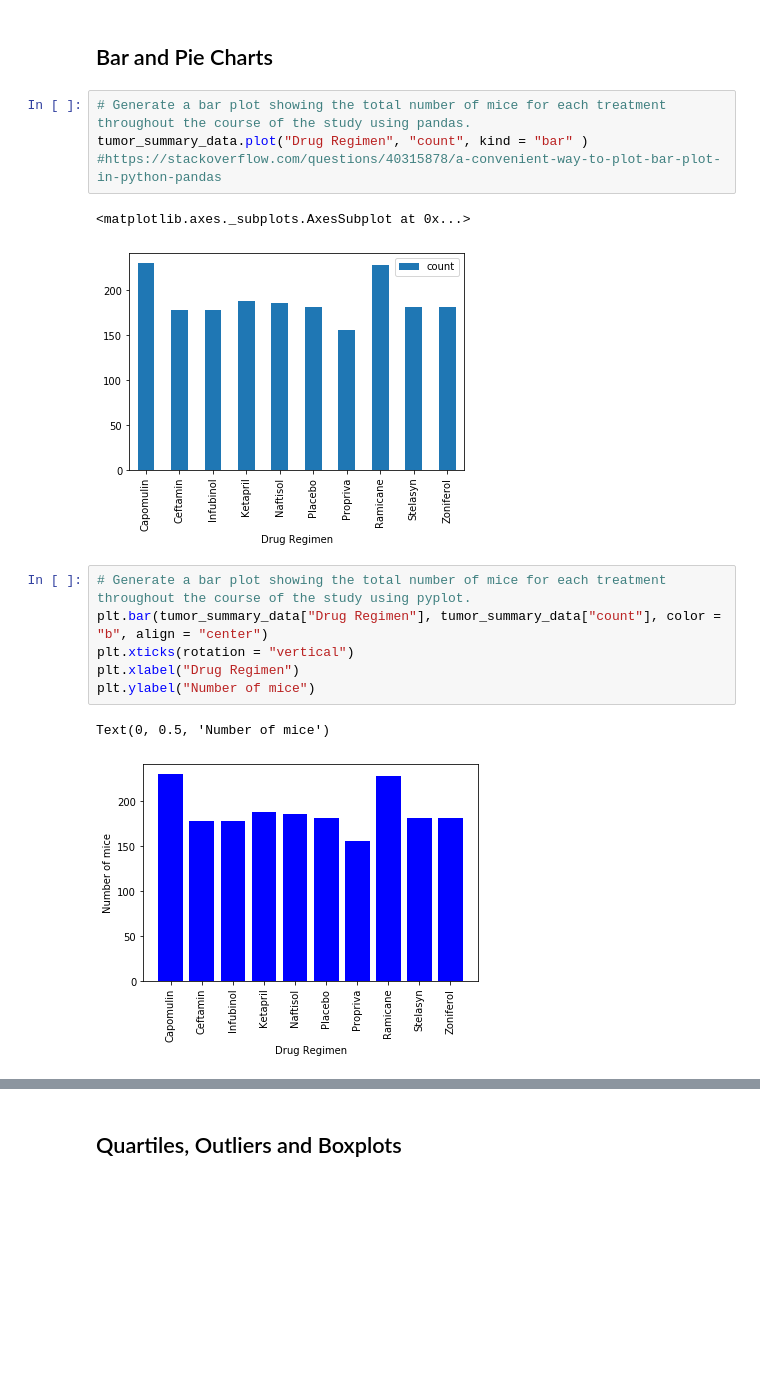
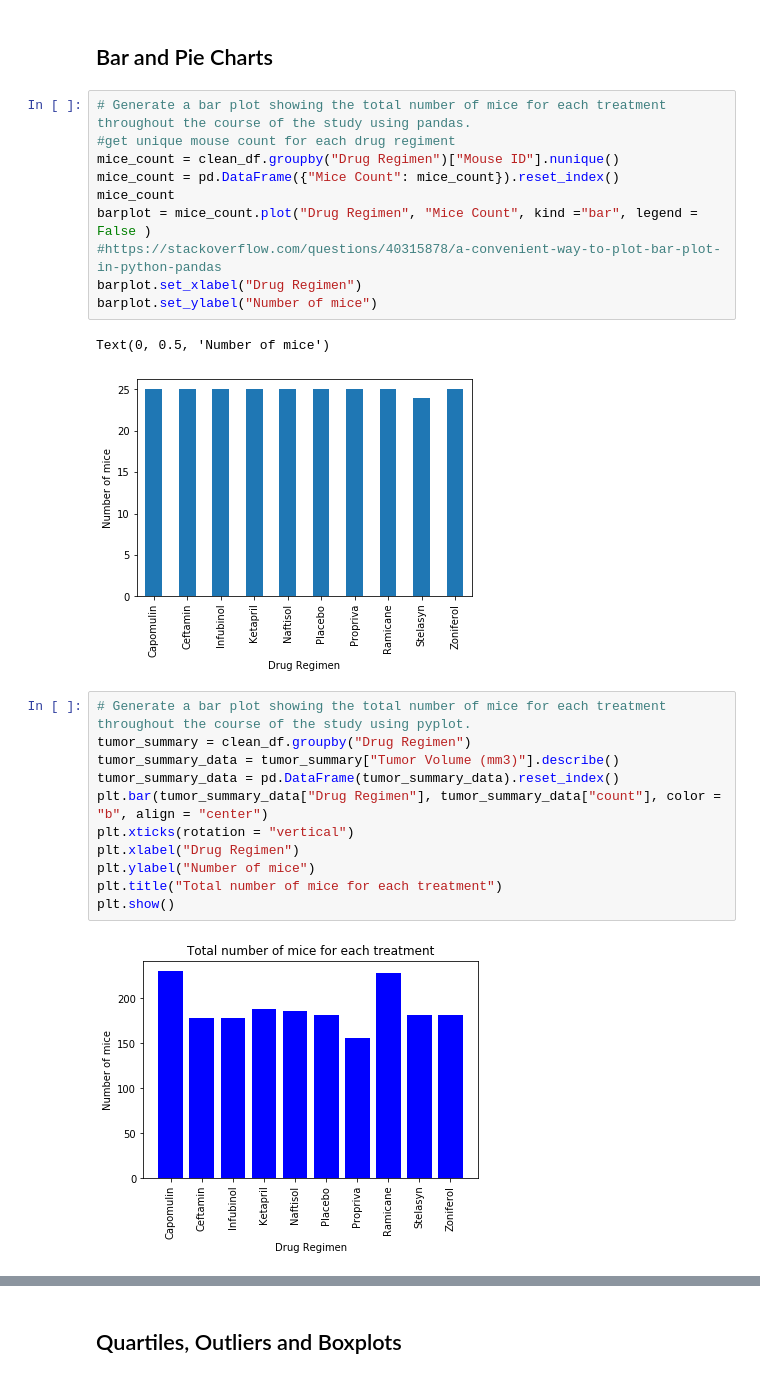
Before and after one commit to susovd/Matplotlib-Homework---the-power-of-the-plots, a Jupyter notebook: Pymaceuticals/pymaceuticals_Susov.ipynb, the cells around one changed output, grey strips where cells are left out. Drawn from its saved outputs; the diff is of its cells as text; blank space fills up the shorter version.

```diff
--- a/Pymaceuticals/pymaceuticals_Susov.ipynb
+++ b/Pymaceuticals/pymaceuticals_Susov.ipynb
@@ -195,18 +259,29 @@ tumor_var
 ## Bar and Pie Charts
 # %%
 # Generate a bar plot showing the total number of mice for each treatment throughout the course of the study using pandas.
-tumor_summary_data.plot("Drug Regimen", "count", kind = "bar" ) #https://stackoverflow.com/questions/40315878/a-convenient-way-to-plot-bar-plot-in-python-pandas
+#get unique mouse count for each drug regiment
+mice_count = clean_df.groupby("Drug Regimen")["Mouse ID"].nunique()
+mice_count = pd.DataFrame({"Mice Count": mice_count}).reset_index()
+mice_count
+barplot = mice_count.plot("Drug Regimen", "Mice Count", kind ="bar", legend = False )
+#https://stackoverflow.com/questions/40315878/a-convenient-way-to-plot-bar-plot-in-python-pandas
+barplot.set_xlabel("Drug Regimen")
+barplot.set_ylabel("Number of mice")
 # %% [output]
-<matplotlib.axes._subplots.AxesSubplot at 0x...>
+Text(0, 0.5, 'Number of mice')
-[figure, old version]
+[figure, new version]
 # %%
 # Generate a bar plot showing the total number of mice for each treatment throughout the course of the study using pyplot.
+tumor_summary = clean_df.groupby("Drug Regimen")
+tumor_summary_data = tumor_summary["Tumor Volume (mm3)"].describe()
+tumor_summary_data = pd.DataFrame(tumor_summary_data).reset_index()
 plt.bar(tumor_summary_data["Drug Regimen"], tumor_summary_data["count"], color = "b", align = "center")
 plt.xticks(rotation = "vertical")
 plt.xlabel("Drug Regimen")
 plt.ylabel("Number of mice")
+plt.title("Total number of mice for each treatment")
+plt.show()
 # %% [output]
-Text(0, 0.5, 'Number of mice')
-[figure, old version]
+[figure, new version]
 # %%
 # Generate a pie plot showing the distribution of female versus male mice using pandas
```
Also changed, not shown: parts of 21 cells of this notebook, 1 other file.
